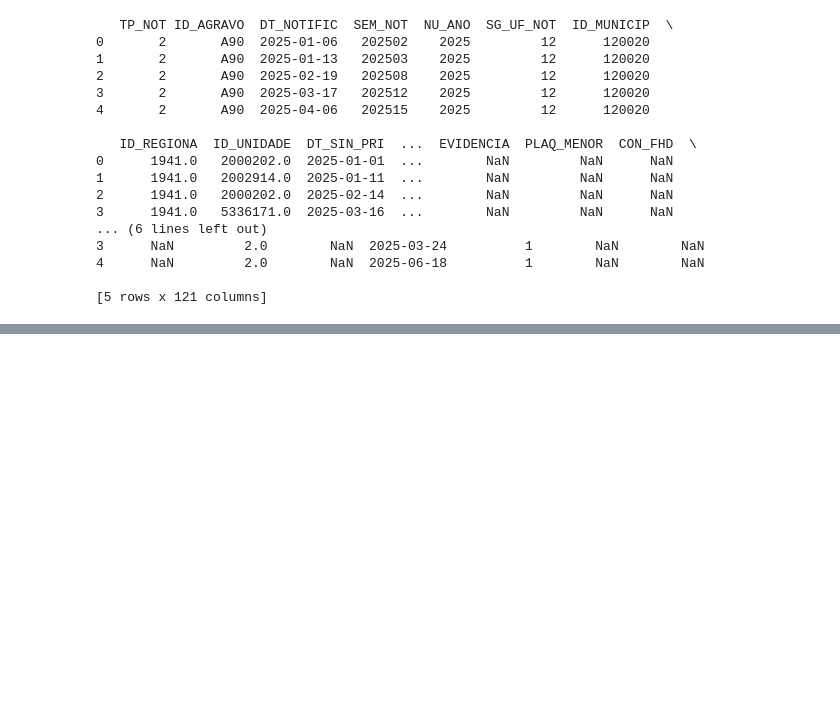
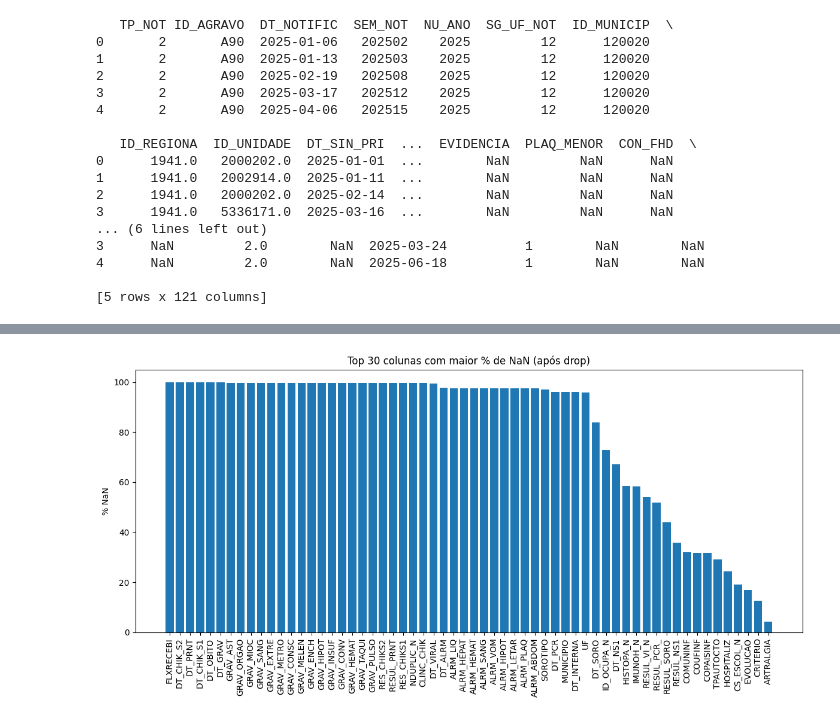
Before and after one commit to BrunaGravina/Tech-Challenge-FIAP, a Jupyter notebook: notebooks/analise.ipynb, the cells around one changed output, grey strips where cells are left out. Saved outputs shown, nothing was run; the diff lists cells and outputs as text; code cells hidden in the pictures; blank space fills up the shorter version.

Commit message:
columns all NaN remove

```diff
--- a/notebooks/analise.ipynb
+++ b/notebooks/analise.ipynb
@@ -26,0 +41,10 @@ print(df.head())
+# %%
+#Drop das colunas 100% NaN
+cols_100_nan = [
+    "DOENCA_TRA","MANI_HEMOR","EPISTAXE","GENGIVO","METRO","PETEQUIAS",
+    "HEMATURA","SANGRAM","LACO_N","PLASMATICO","EVIDENCIA","PLAQ_MENOR",
+    "CON_FHD","COMPLICA","MIGRADO_W"
+]
+df = df.drop(columns=cols_100_nan, errors="ignore")
+
+df.describe()
@@ -26,0 +62,14 @@ print(df.head())
+# %%
+nan_pct = (df.isna().mean() * 100).sort_values(ascending=False)
+
+top = nan_pct.head(60)
+
+plt.figure(figsize=(12, 6))
+plt.bar(top.index.astype(str), top.values)
+plt.xticks(rotation=90)
+plt.ylabel('% NaN')
+plt.title('Top 30 colunas com maior % de NaN (após drop)')
+plt.tight_layout()
+plt.show()
+# %% [output]
+[figure, added]
```
Also changed, not shown: parts of 3 cells of this notebook.
